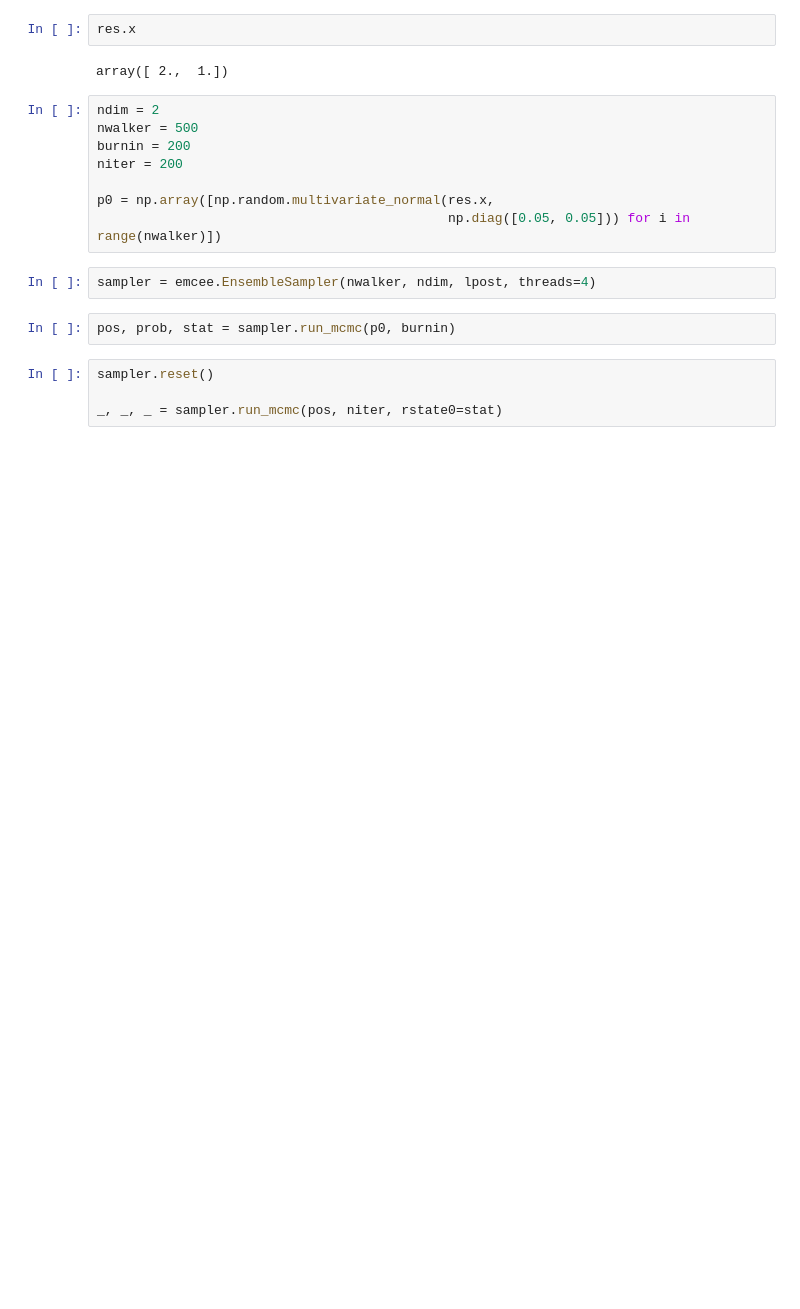
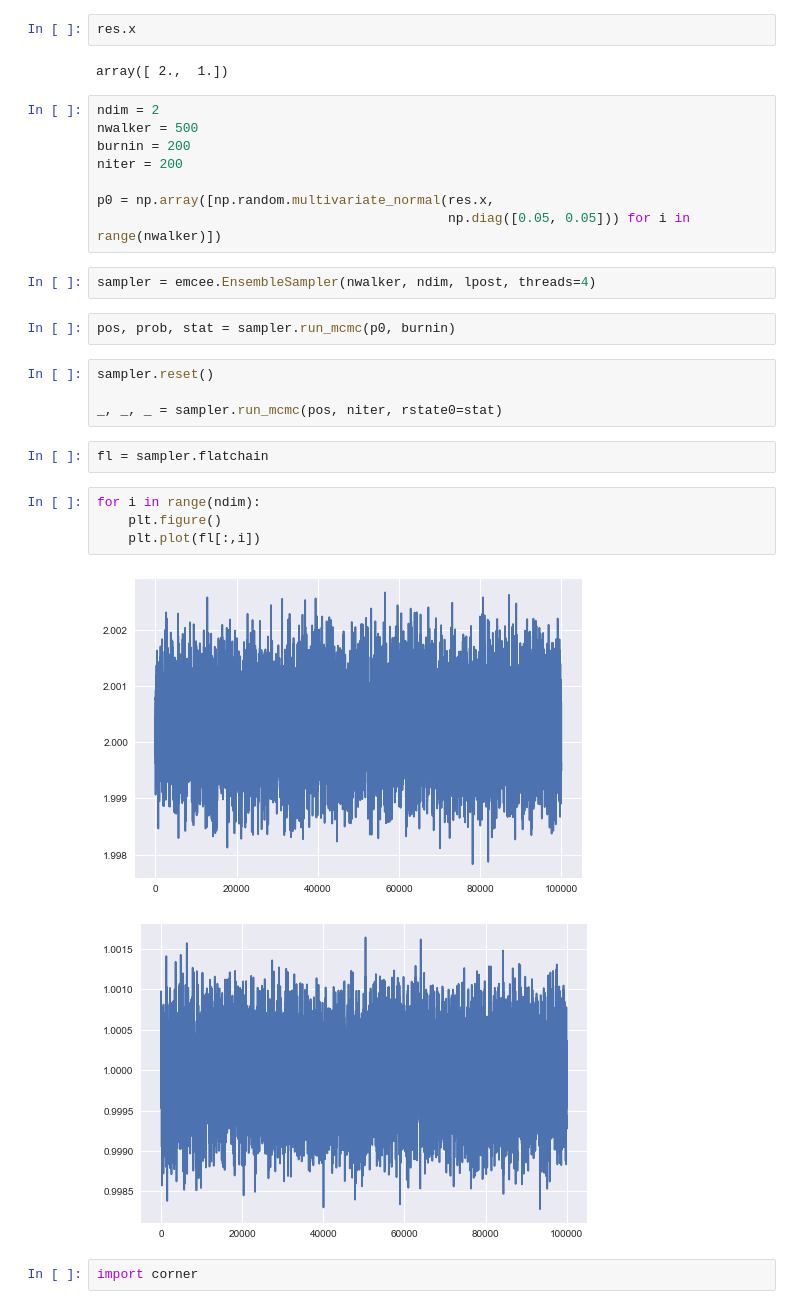
Before and after one commit to dhuppenkothen/clarsach, a Jupyter notebook: notebooks/ParTest_ProofOfConcept.ipynb, the cells around one changed output. Cells and saved outputs as stored; diff of their text form; blank space fills up the shorter version.

```diff
--- a/notebooks/ParTest_ProofOfConcept.ipynb
+++ b/notebooks/ParTest_ProofOfConcept.ipynb
@@ -257,3 +257,14 @@ pos, prob, stat = sampler.run_mcmc(p0, burnin)
 sampler.reset()
 
 _, _, _ = sampler.run_mcmc(pos, niter, rstate0=stat)
+# %%
+fl = sampler.flatchain
+# %%
+for i in range(ndim):
+    plt.figure()
+    plt.plot(fl[:,i])
+# %% [output]
+[figure, added]
+[figure, added]
+# %%
+import corner
```
Also changed, not shown: parts of 19 cells of this notebook.
